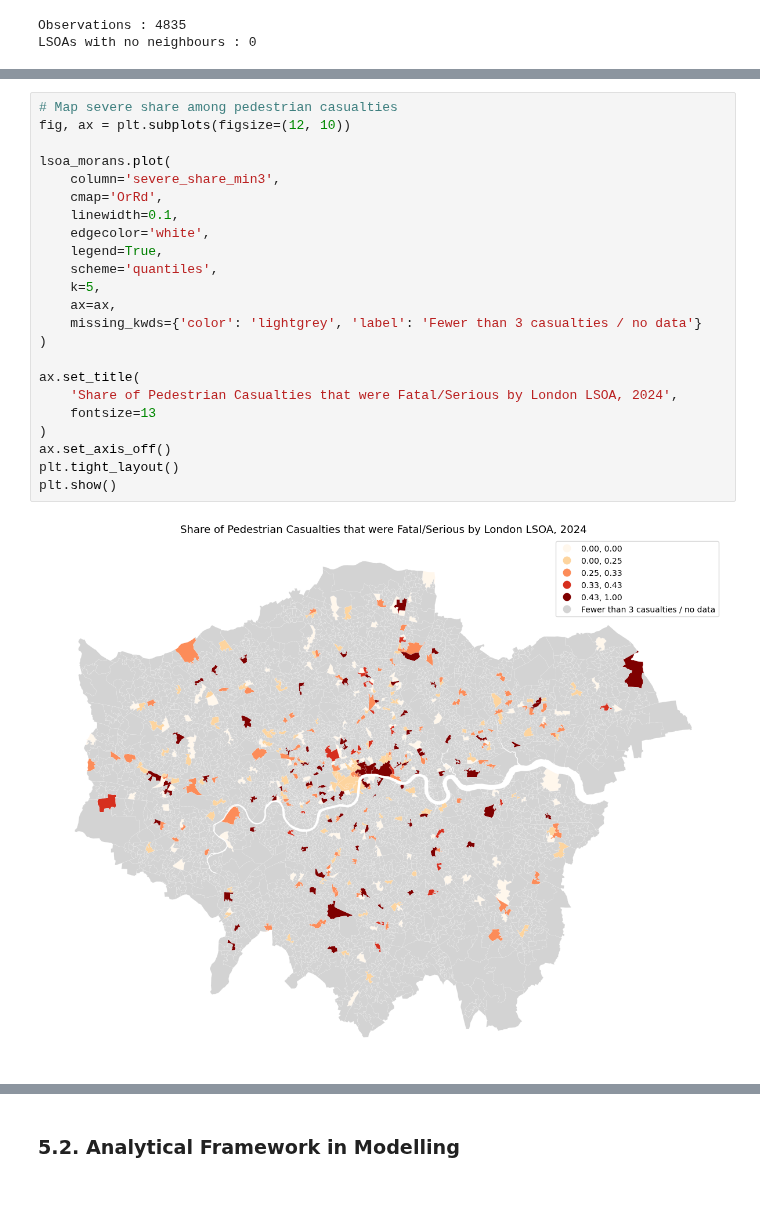
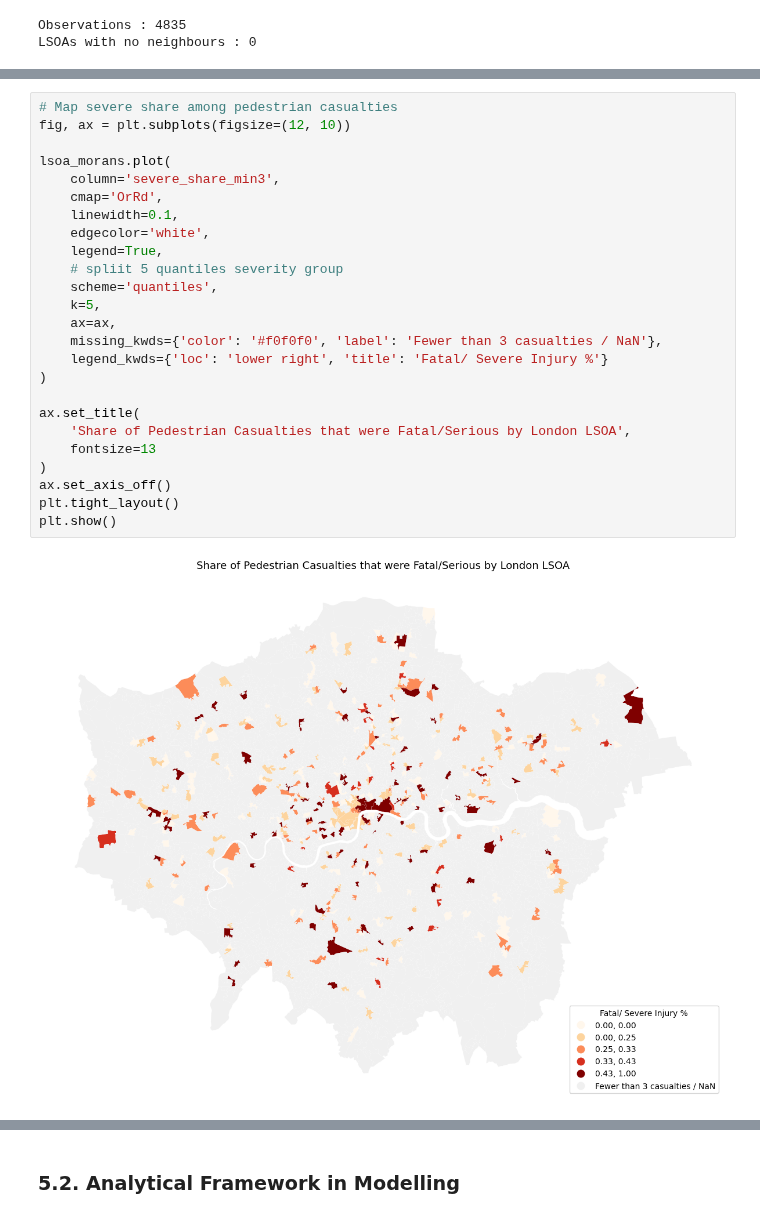
Before and after one commit to christychoicc/DSSS_Coursework, a Jupyter notebook: DSSS_Pedestrian_Severity.ipynb, the cells around one changed output, grey strips where cells are left out. Drawn from its saved outputs; the diff is of its cells as text.

```diff
--- a/DSSS_Pedestrian_Severity.ipynb
+++ b/DSSS_Pedestrian_Severity.ipynb
@@ -967,25 +970,27 @@ lsoa_morans['severe_share_min3'] = np.where(
 # %%
 # Map severe share among pedestrian casualties
 fig, ax = plt.subplots(figsize=(12, 10))
 
 lsoa_morans.plot(
     column='severe_share_min3',
     cmap='OrRd',
     linewidth=0.1,
     edgecolor='white',
     legend=True,
+    # spliit 5 quantiles severity group
     scheme='quantiles',
     k=5,
     ax=ax,
-    missing_kwds={'color': 'lightgrey', 'label': 'Fewer than 3 casualties / no data'}
+    missing_kwds={'color': '#f0f0f0', 'label': 'Fewer than 3 casualties / NaN'},
+    legend_kwds={'loc': 'lower right', 'title': 'Fatal/ Severe Injury %'}
 )
 
 ax.set_title(
-    'Share of Pedestrian Casualties that were Fatal/Serious by London LSOA, 2024',
+    'Share of Pedestrian Casualties that were Fatal/Serious by London LSOA',
     fontsize=13
 )
 ax.set_axis_off()
 plt.tight_layout()
 plt.show()
 # %% [output]
-[figure, old version]
+[figure, new version]
```
Also changed, not shown: parts of 29 cells of this notebook.
